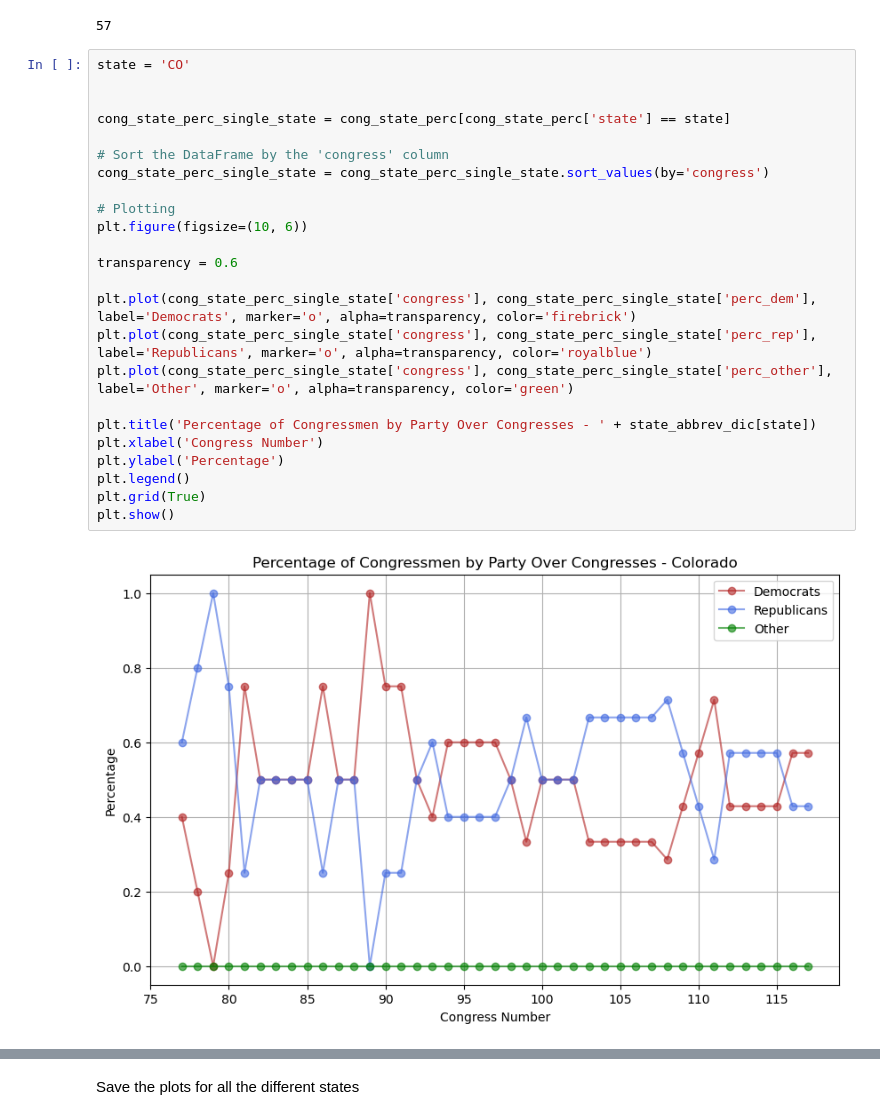
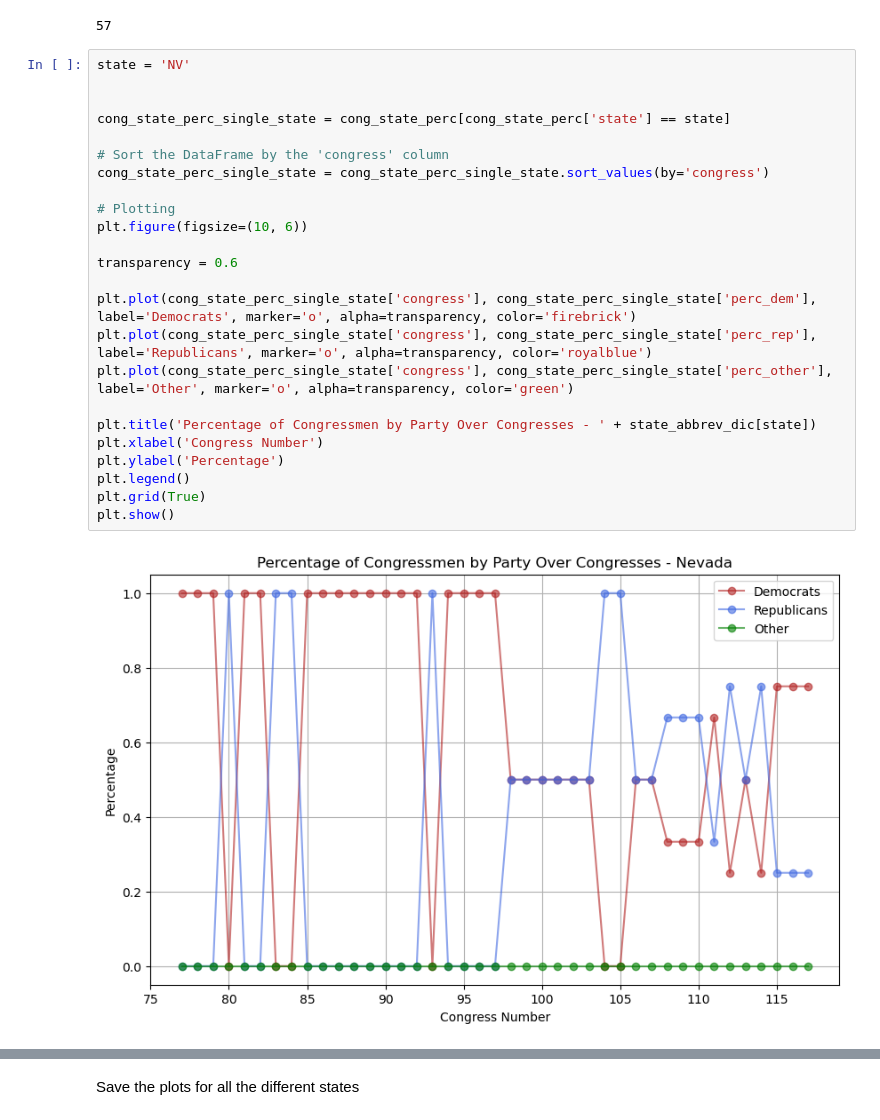
Before and after one commit to LeonardoAgasso/USA_Congress_SigNet, a Jupyter notebook: notebooks/statebased_lenzuolata.ipynb, the cells around one changed output, grey strips where cells are left out. Cells and saved outputs as stored; diff of their text form.

```diff
--- a/notebooks/statebased_lenzuolata.ipynb
+++ b/notebooks/statebased_lenzuolata.ipynb
@@ -263,31 +266,31 @@ len(states_list)
 # %% [output]
 57
 # %%
-state = 'CO'
+state = 'NV'
 
 
 cong_state_perc_single_state = cong_state_perc[cong_state_perc['state'] == state]
 
 # Sort the DataFrame by the 'congress' column
 cong_state_perc_single_state = cong_state_perc_single_state.sort_values(by='congress')
 
 # Plotting
 plt.figure(figsize=(10, 6))
 
 transparency = 0.6
 
 plt.plot(cong_state_perc_single_state['congress'], cong_state_perc_single_state['perc_dem'], label='Democrats', marker='o', alpha=transparency, color='firebrick')
 plt.plot(cong_state_perc_single_state['congress'], cong_state_perc_single_state['perc_rep'], label='Republicans', marker='o', alpha=transparency, color='royalblue')
 plt.plot(cong_state_perc_single_state['congress'], cong_state_perc_single_state['perc_other'], label='Other', marker='o', alpha=transparency, color='green')
 
 plt.title('Percentage of Congressmen by Party Over Congresses - ' + state_abbrev_dic[state])
 plt.xlabel('Congress Number')
 plt.ylabel('Percentage')
 plt.legend()
 plt.grid(True)
 plt.show()
 # %% [output]
-[figure, old version]
+[figure, new version]
 # %%
 # Sort the DataFrame by the 'congress' column
 cong_state_perc_single_state = cong_state_perc_single_state.sort_values(by='congress')
```
Also changed, not shown: parts of 20 cells of this notebook.
